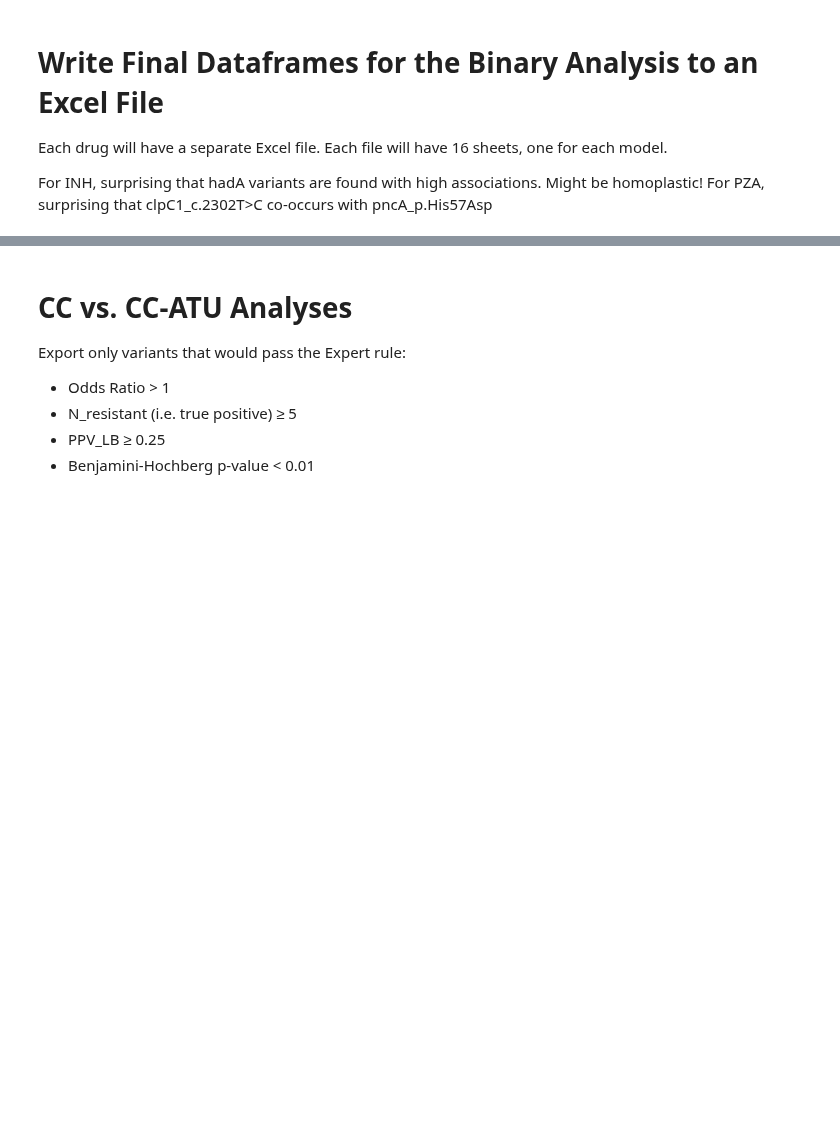
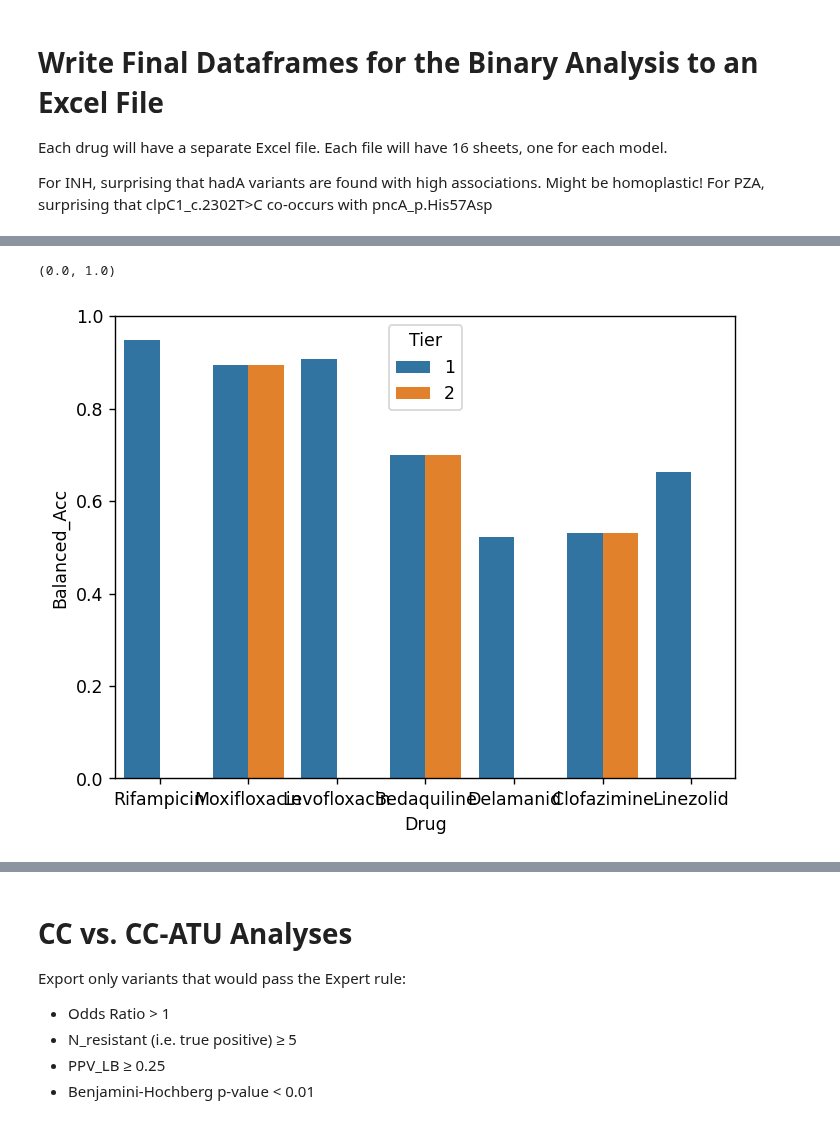
Before and after one commit to farhat-lab/who-analysis, a Jupyter notebook: analysis/analysis.ipynb, the cells around one changed output, grey strips where cells are left out. Saved outputs shown, nothing was run; the diff lists cells and outputs as text; code cells hidden in the pictures; blank space fills up the shorter version.

```diff
--- a/analysis/analysis.ipynb
+++ b/analysis/analysis.ipynb
@@ -581,0 +749,7 @@ with pd.ExcelWriter(f"../results/NewDrugs_ALL_results.xlsx") as file:
+# %%
+drug = "Pretomanid"
+for path in ["tiers=1/phenos=ALL/dropAF_withSyn_unpooled"]:
+    if os.path.isfile(os.path.join(analysis_dir, drug, "BINARY", path, "model_matrix.pkl")):
+        model_matrix = pd.read_pickle(os.path.join(analysis_dir, drug, "BINARY", path, "model_matrix.pkl"))
+        #print(drug, len(df_phenos.sample_id.unique()), len(model_matrix),  len(df_phenos.sample_id.unique()) - len(model_matrix))
+        print(drug, model_matrix.shape[1])
@@ -581,0 +1094,4 @@ with pd.ExcelWriter(f"../results/NewDrugs_ALL_results.xlsx") as file:
+# %%
+drug = "Bedaquiline"
+df = pd.read_csv(f"../results/FINAL/{drug}.csv")
+df.shape
@@ -581,0 +1150,4 @@ with pd.ExcelWriter(f"../results/NewDrugs_ALL_results.xlsx") as file:
+# %%
+for drug in drugs_lst:
+    if len(solo_results.query("drug==@drug & Initial_Confidence_Grading=='1) Assoc w R'")):
+        print(drug)
@@ -581,0 +1162,22 @@ with pd.ExcelWriter(f"../results/NewDrugs_ALL_results.xlsx") as file:
+# %%
+dfs_lst = []
+
+for drug in drugs_lst:
+
+    for path in [f"tiers=1/phenos=ALL", f"tiers=1+2/phenos=ALL"]:
+        if os.path.isfile(os.path.join(analysis_dir, drug, "BINARY", path, "model_stats_bootstrap.csv")):
+            df = pd.read_csv(os.path.join(analysis_dir, drug, "BINARY", path, "model_stats_bootstrap.csv"))
+            df["Drug"] = drug
+
+            if "2" in path:
+                df["Tier"] = 2
+            else:
+                df["Tier"] = 1
+
+            dfs_lst.append(df)
+        else:
+            print(os.path.join(analysis_dir, drug, "BINARY", path, "model_stats_bootstrap.csv"))
+
+dfs_lst = pd.concat(dfs_lst, axis=0)
+del dfs_lst["Catalog"]
+del dfs_lst["CV"]
@@ -581,0 +1210,11 @@ with pd.ExcelWriter(f"../results/NewDrugs_ALL_results.xlsx") as file:
+# %%
+sns.barplot(data=dfs_lst.query("Model=='Catalog'"),
+            x="Drug",
+            y="Balanced_Acc",
+            hue="Tier"
+           )
+
+plt.ylim(0, 1)
+# %% [output]
+(0.0, 1.0)
+[figure, added]
```
Also changed, not shown: parts of 114 cells of this notebook, 37 other files.
